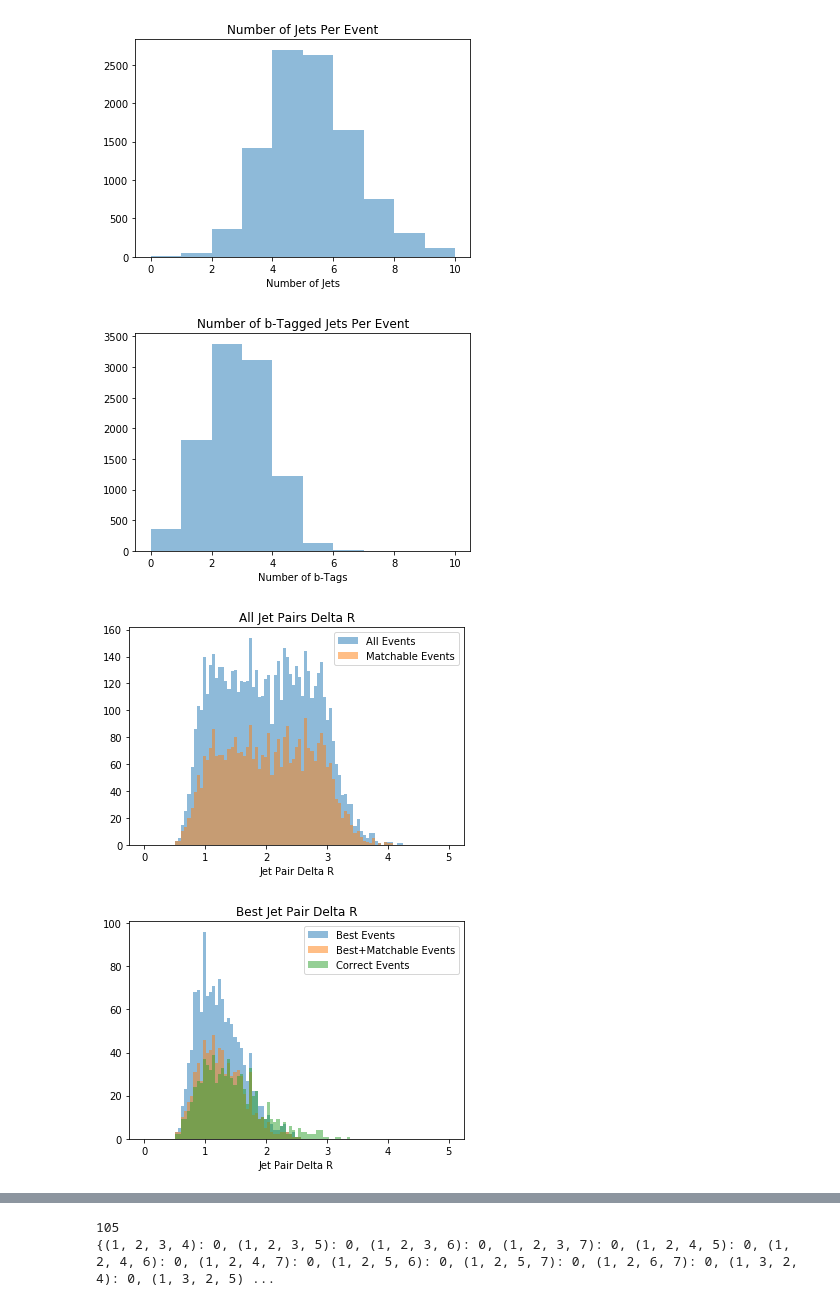
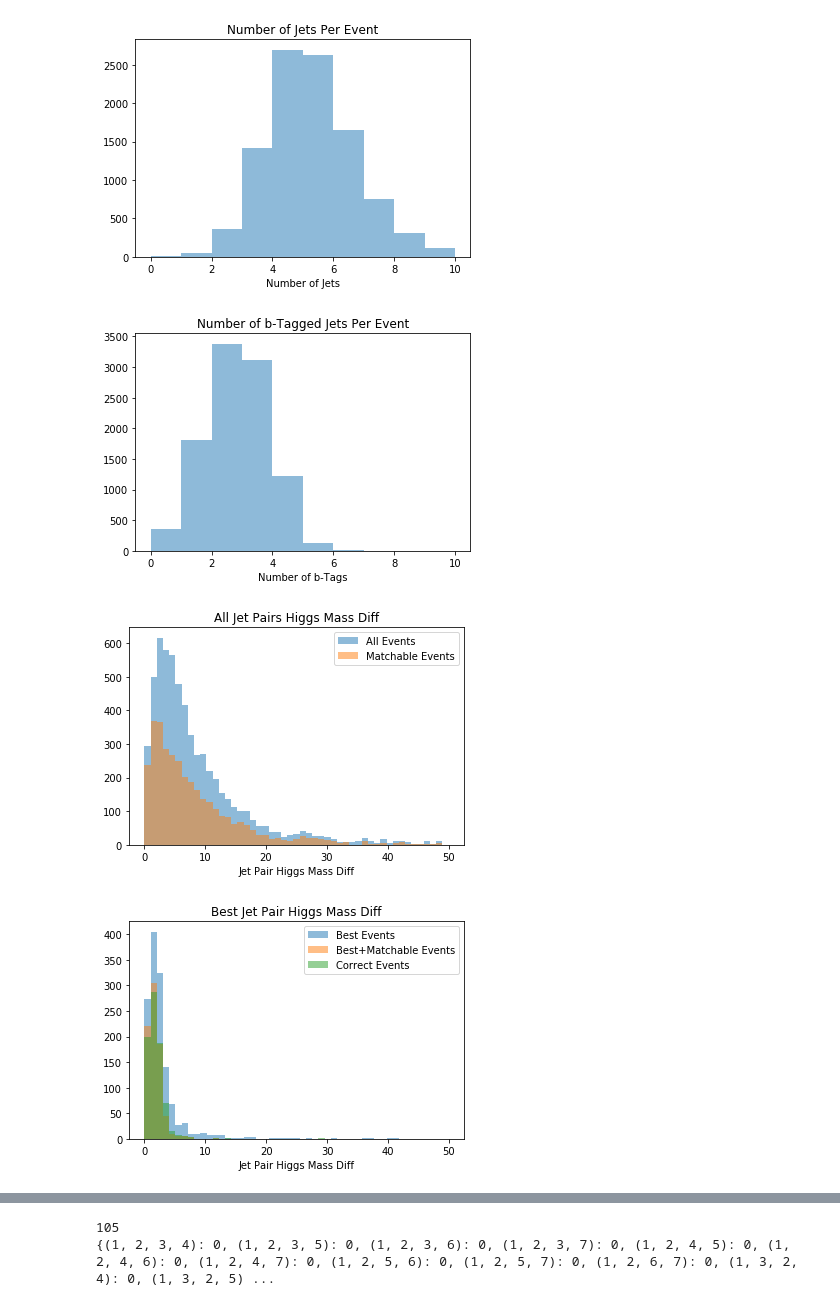
Before and after one commit to neu-physics/dihiggsMLProject, a Jupyter notebook: higgsReconstruction/higgsReconstructionAlgorithms.ipynb, the cells around one changed output, grey strips where cells are left out. Saved outputs shown, nothing was run; the diff lists cells and outputs as text; code cells hidden in the pictures.

```diff
--- a/higgsReconstruction/higgsReconstructionAlgorithms.ipynb
+++ b/higgsReconstruction/higgsReconstructionAlgorithms.ipynb
@@ -610,32 +614,32 @@ Number of Events with >= 1 Pair Matched: 168
 Efficiency For Fully Matched:  87.96 %
 Efficiency For >= 1 Pair Matched:  87.96 %
 # %%
-pairingAlgorithm = 'minHarmonicMeanDeltaR'
+pairingAlgorithm = 'closestDijetMassesToHiggs'
 plotOpts = [] # title, xtitle, xMin, xMax, nBins
 if pairingAlgorithm == 'minHarmonicMeanDeltaR':
     plotOpts = ['Delta R', 'Delta R', 0, 5.0, 100]
 elif pairingAlgorithm == 'closestDijetMassesToHiggs':
     plotOpts = ['Higgs Mass Diff', 'Higgs Mass Diff', 0, 50.0, 50]
 elif pairingAlgorithm == 'equalDijetMass':
     plotOpts = ['Dijet Mass Diff', 'Abs Dijet Mass Diff [GeV]', -0.0, 300.0, 100]
 elif pairingAlgorithm == 'equalDeltaR':
     plotOpts = ['Delta R', 'Delta R(h1, h2)', 0, 5.0, 100]
 elif pairingAlgorithm == 'dijetMasses':
     plotOpts = ['Dijet Mass', 'Dijet Mass [GeV]', 0, 600.0, 100]
 
 plotOneHistogram(nJetsPerEvent, 0, 'Number of Jets Per Event', 'Number of Jets', 0, 10, 11 )
 plotOneHistogram(nBTagsPerEvent, 1, 'Number of b-Tagged Jets Per Event', 'Number of b-Tags', 0, 10, 11 )
 
 compareManyHistograms( plottingData[pairingAlgorithm], ['All', 'Matchable'], 2, 'All Jet Pairs ' + plotOpts[0], 'Jet Pair ' + plotOpts[1], int(plotOpts[2]), int(plotOpts[3]), int(plotOpts[4]) )
 compareManyHistograms( plottingData[pairingAlgorithm], ['Best', 'Best+Matchable', 'Correct'], 3, 'Best Jet Pair ' + plotOpts[0], 'Jet Pair ' + plotOpts[1], int(plotOpts[2]), int(plotOpts[3]), int(plotOpts[4]) )
 compareManyHistograms( plottingData[pairingAlgorithm], ['All', 'Matchable', 'Correct', 'Best', 'Best+Matchable'], 5, 'Best Jet Pair ' + plotOpts[0], 'Jet Pair ' + plotOpts[1], int(plotOpts[2]), int(plotOpts[3]), int(plotOpts[4]), _normed=True)
 
 # Look at higgs masss plots
 #compareManyHistograms( plottingData['dijetMasses'], ['All', 'Matchable', 'Best', 'Best+Matchable'], 6, 'All Jet Pairs Di-Jet Mass', 'Jet Pair DiJet Mass [GeV]', 0, 500, 100 )
 #compareManyHistograms( plottingData['dijetMasses'], ['All', 'Matchable'], 6, 'All Jet Pairs Di-Jet Mass', 'Jet Pair DiJet Mass [GeV]', 0, 500, 100 )
 #compareManyHistograms( plottingData['dijetMasses'], ['Best', 'Best+Matchable','Correct'], 7, 'Best Jet Pair Di-Jet Mass', 'Jet Pair DiJet Mass [GeV]', 0, 500, 100 )
 # %% [output]
 [figure]
 [figure]
-[figure, old version]
+[figure, new version]
-[figure, old version]
+[figure, new version]
```
Also changed, not shown: parts of 2 cells of this notebook, 8 other files.
